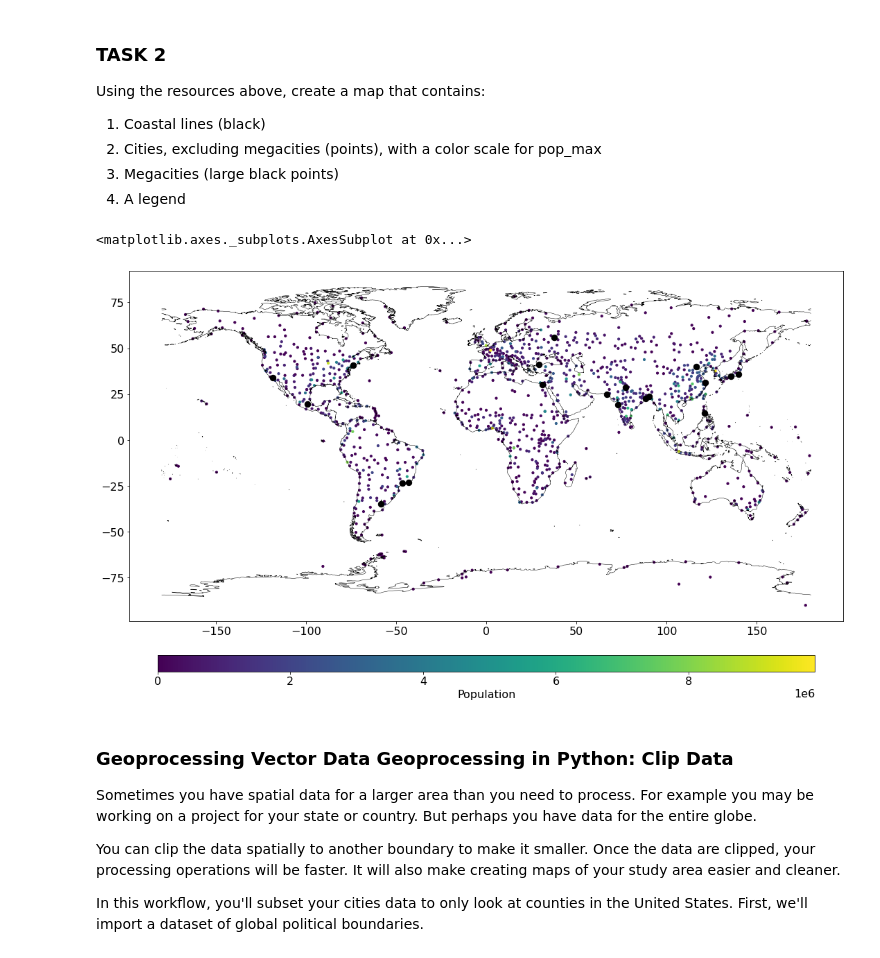
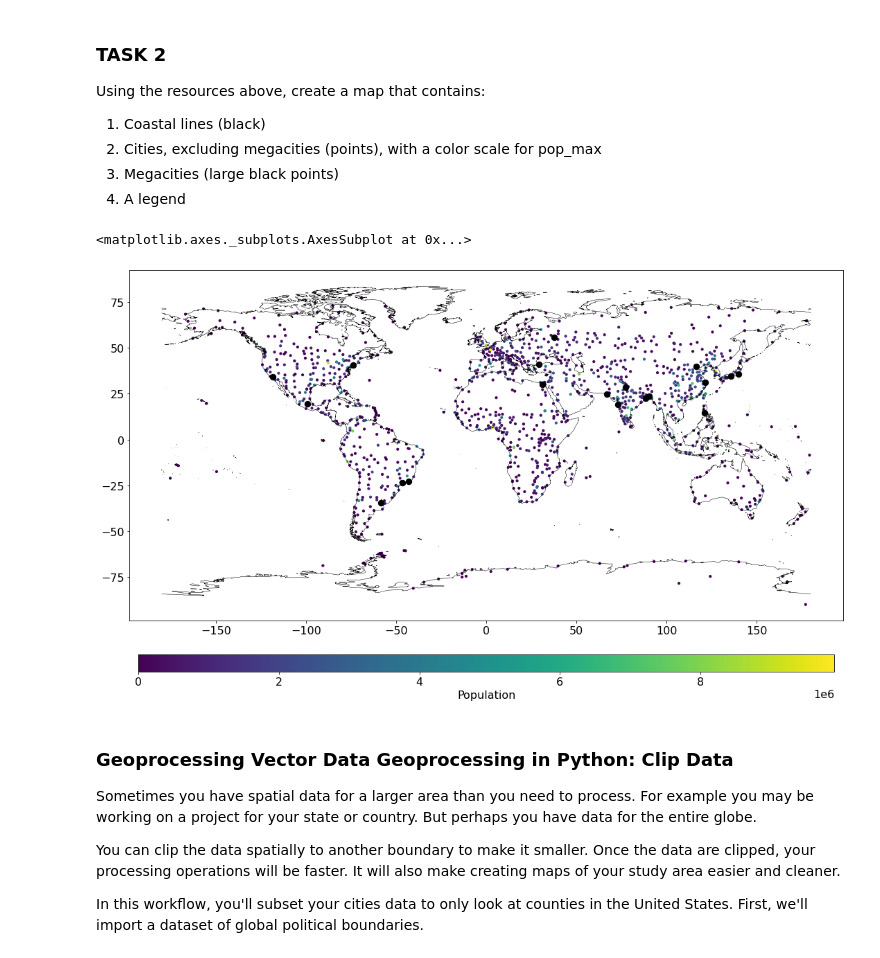
Before and after one commit to BenjaminGuerreroLewin/EnvDatSci22, a Jupyter notebook: VectorData101.ipynb, the cells around one changed output. Saved outputs shown, nothing was run; the diff lists cells and outputs as text; code cells hidden in the pictures.

```diff
--- a/VectorData101.ipynb
+++ b/VectorData101.ipynb
@@ -435,26 +412,23 @@ Using the resources above, create a map that contains:
 # %%
 from pickle import TRUE
 # Format and plot your results from task 2
 # hint:
 #?cities.plot
 
 plt.rcParams.update({'font.size': 16})
 
-
 normalcities = cities[cities.pop_max < 10000000]
 megacities = cities[cities.pop_max >= 10000000]
 
 f, ax1 = plt.subplots(figsize=(20, 12))
 coastlines.plot(ax = ax1, color = "black", linewidth = 0.5)
 normalcities.plot(ax = ax1, column = 'pop_max', markersize = 10, legend = True,
                   legend_kwds={'label': "Population", 'orientation':"horizontal",
-                               'shrink':0.85, 'aspect':40, 'pad': 0.075})
+                               'shrink':0.9, 'aspect':40, 'pad': 0.075})
 megacities.plot(ax = ax1, markersize = 70, color = "black")
-
-# I imagined that a colorbar was more useful that a layer composed of 'megacities' and 'normalcities'.
 # %% [output]
 <matplotlib.axes._subplots.AxesSubplot at 0x...>
-[figure, old version]
+[figure, new version]
 # %% [markdown]
 ### Geoprocessing Vector Data Geoprocessing in Python: Clip Data
 Sometimes you have spatial data for a larger area than you need to process. For example you may be working on a project for your state or country. But perhaps you have data for the entire globe.
```
Also changed, not shown: parts of 29 cells of this notebook.
